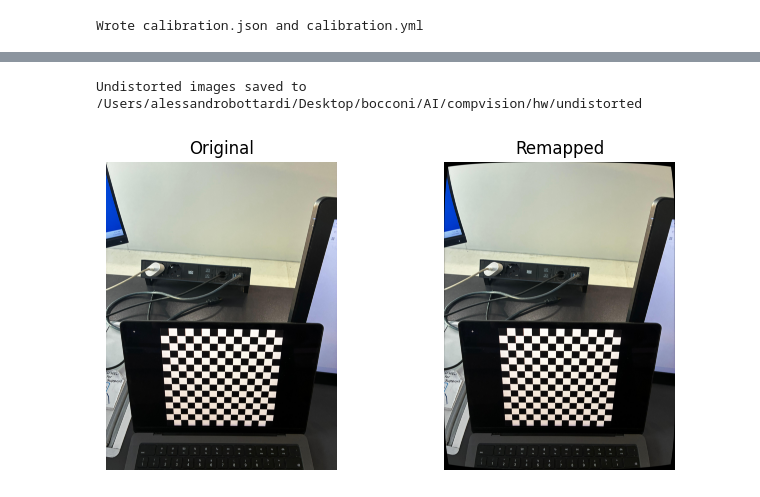
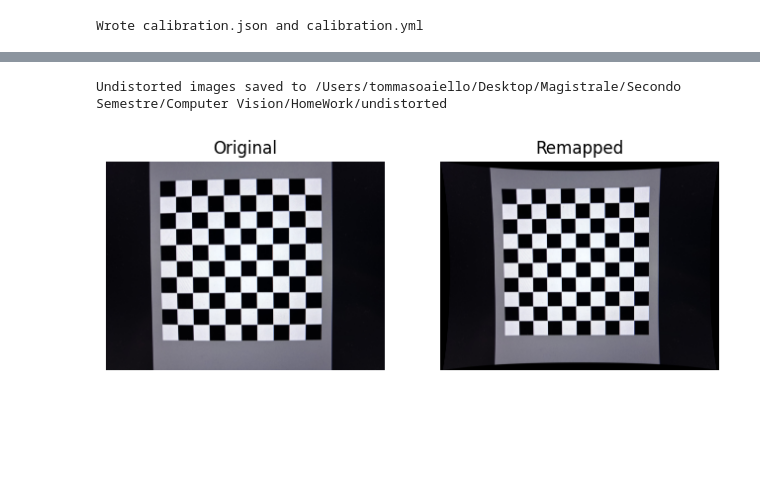
Before and after one commit to TommasoAiello08/Computer-Vision-Project, a Jupyter notebook: ex1hw.ipynb, the cells around one changed output, grey strips where cells are left out. Saved outputs shown, nothing was run; the diff lists cells and outputs as text; code cells hidden in the pictures; blank space fills up the shorter version.

```diff
--- a/ex1hw.ipynb
+++ b/ex1hw.ipynb
@@ -151,8 +209,11 @@ Saved calibration to calibration.npz
 if img_with_corners is not None and 'mtx' in globals():
     img = img_with_corners
     h, w = img.shape[:2]
-    newcameramtx, roi = cv2.getOptimalNewCameraMatrix(mtx, dist, (w, h), 1, (w, h))
-    undist = cv2.undistort(img, mtx, dist, None, newcameramtx)
+    # distortion coefficients from calibration; flip sign manually below if
+    # the correction appears reversed
+    dist_used = dist
+    newcameramtx, roi = cv2.getOptimalNewCameraMatrix(mtx, dist_used, (w, h), 1, (w, h))
+    undist = cv2.undistort(img, mtx, dist_used, None, newcameramtx)
 
     plt.figure(figsize=(12, 6))
     plt.subplot(1, 2, 1)
@@ -218,17 +279,19 @@ mtx = calib['camera_matrix']
 dist = calib['dist_coeffs']
 
 # collect all image files again
-images = sorted(glob.glob('*.jpeg') + glob.glob('*.jpg') + glob.glob('*.png'))
+images = sorted(glob.glob('fotogreg/*.jpeg') + glob.glob('fotogreg/*.jpg') + glob.glob('fotogreg/*.png')+ glob.glob('fotogreg/*.JPG'))
 
 if not images:
     print('No images found in working directory to undistort.')
 else:
     # display a few examples side by side
+    # if the undistorted pictures look worse, try flipping the sign of dist
     for fname in images[:6]:  # change number as needed
         img = cv2.imread(fname)
         h, w = img.shape[:2]
-        newcameramtx, roi = cv2.getOptimalNewCameraMatrix(mtx, dist, (w, h), 1, (w, h))
-        undist = cv2.undistort(img, mtx, dist, None, newcameramtx)
+        dist_used = dist
+        newcameramtx, roi = cv2.getOptimalNewCameraMatrix(mtx, dist_used, (w, h), 1, (w, h))
+        undist = cv2.undistort(img, mtx, dist_used, None, newcameramtx)
 
         plt.figure(figsize=(10, 4))
         plt.suptitle(fname)
@@ -253,30 +316,35 @@ else:
 # %%
 # save undistorted outputs for all images to an "undistorted" folder
 import os
 os.makedirs('undistorted', exist_ok=True)
 
 for fname in images:
     img = cv2.imread(fname)
     h, w = img.shape[:2]
-    newcameramtx, roi = cv2.getOptimalNewCameraMatrix(mtx, dist, (w, h), 1, (w, h))
-    undist = cv2.undistort(img, mtx, dist, None, newcameramtx)
-    # crop to ROI if desired
-    x, y, w2, h2 = roi
-    if w2 > 0 and h2 > 0:
-        undist = undist[y:y+h2, x:x+w2]
+    dist_used = dist
+    newcameramtx, roi = cv2.getOptimalNewCameraMatrix(mtx, dist_used, (w, h), 1, (w, h))
+    undist = cv2.undistort(img, mtx, dist_used, None, newcameramtx)
+
+    # ORIGINAL (commented): crop to ROI if desired
+    # x, y, w2, h2 = roi
+    # if w2 > 0 and h2 > 0:
+    #     undist = undist[y:y+h2, x:x+w2]
+
+    # keep full-size undistorted image by default
     outname = os.path.join('undistorted', os.path.basename(fname))
     cv2.imwrite(outname, undist)
 
 print(f'Undistorted images saved to {os.path.abspath("undistorted")}')
 
 # also demonstrate remapping approach (useful for video)
-mapx, mapy = cv2.initUndistortRectifyMap(mtx, dist, None, newcameramtx, (w, h), cv2.CV_32FC1)
+# using the same new camera matrix and dist_used as above
+mapx, mapy = cv2.initUndistortRectifyMap(mtx, dist_used, None, newcameramtx, (w, h), cv2.CV_32FC1)
 example = cv2.imread(images[0])
 remapped = cv2.remap(example, mapx, mapy, cv2.INTER_LINEAR)
 plt.figure(figsize=(8,4))
 plt.subplot(1,2,1); plt.title('Original'); plt.imshow(cv2.cvtColor(example, cv2.COLOR_BGR2RGB)); plt.axis('off')
 plt.subplot(1,2,2); plt.title('Remapped'); plt.imshow(cv2.cvtColor(remapped, cv2.COLOR_BGR2RGB)); plt.axis('off')
 plt.show()
 # %% [output]
-Undistorted images saved to /Users/alessandrobottardi/Desktop/bocconi/AI/compvision/hw/undistorted
+Undistorted images saved to /Users/tommasoaiello/Desktop/Magistrale/Secondo Semestre/Computer Vision/HomeWork/undistorted
-[figure, old version]
+[figure, new version]
```
Also changed, not shown: parts of 6 cells of this notebook, 25 other files.
